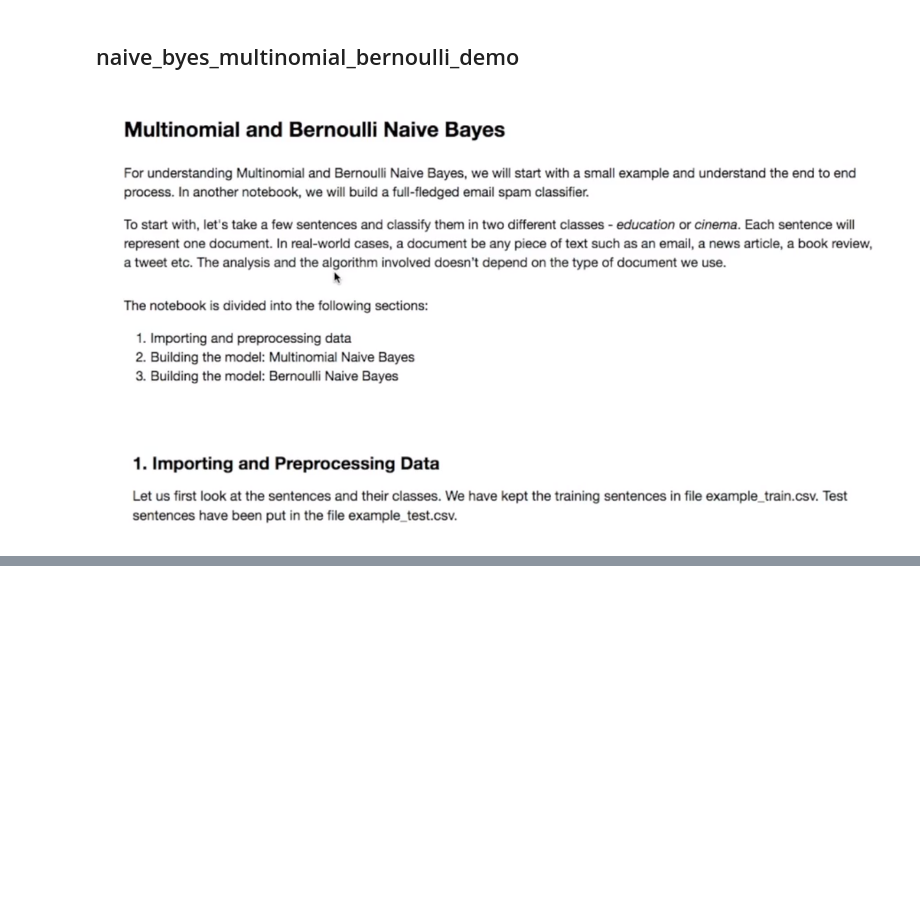
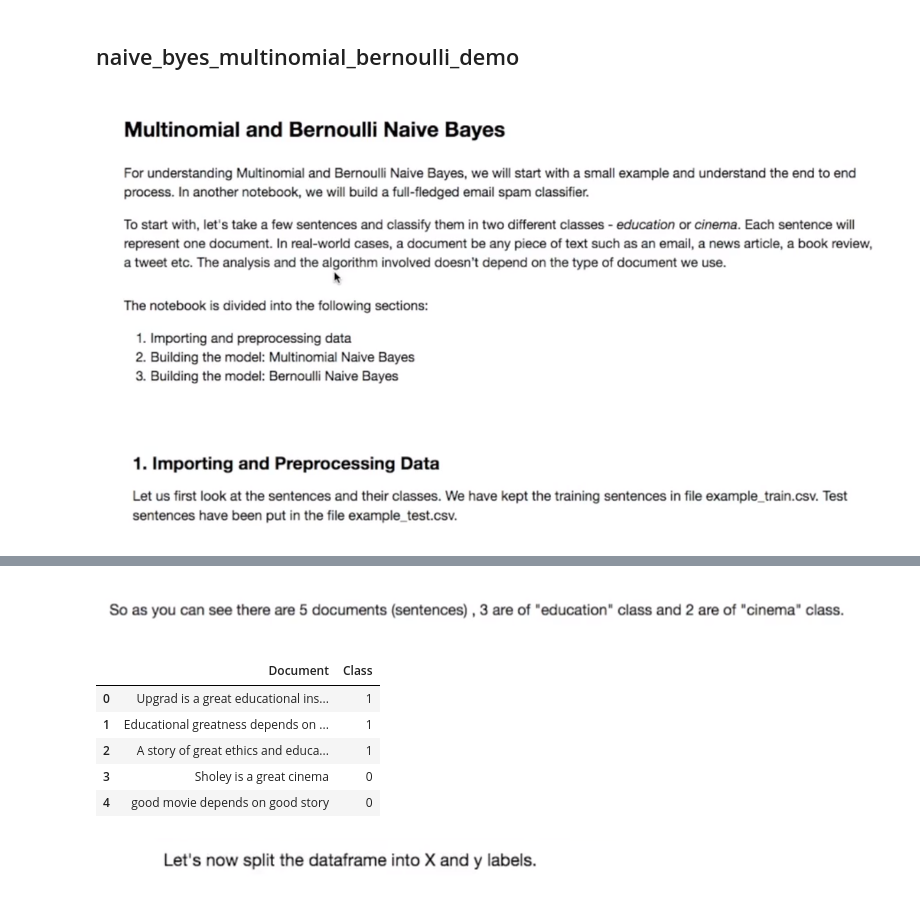
Before and after one commit to sachinmahale/Bernoulli-Naive-Bayes, a Jupyter notebook: naive_byes_multinomial_bernoulli_demo.ipynb, the cells around one changed output, grey strips where cells are left out. Saved outputs shown, nothing was run; the diff lists cells and outputs as text; code cells hidden in the pictures; blank space fills up the shorter version.

```diff
--- a/naive_byes_multinomial_bernoulli_demo.ipynb
+++ b/naive_byes_multinomial_bernoulli_demo.ipynb
@@ -6,0 +22,15 @@
+# %% [markdown]
+![image.png](attachment:image.png)
+# %%
+# convert the label to a numerical variables
+train_docs['Class'] = train_docs.Class.map({'cinema':0, 'education':1})
+train_docs
+# %% [output]
+|  | Document | Class |
+| 0 | Upgrad is a great educational ins... | 1 |
+| 1 | Educational greatness depends on ... | 1 |
+| 2 | A story of great ethics and educa... | 1 |
+| 3 | Sholey is a great cinema | 0 |
+| 4 | good movie depends on good story | 0 |
+# %% [markdown]
+![image.png](attachment:image.png)
```
Also changed, not shown: parts of 25 cells of this notebook.
